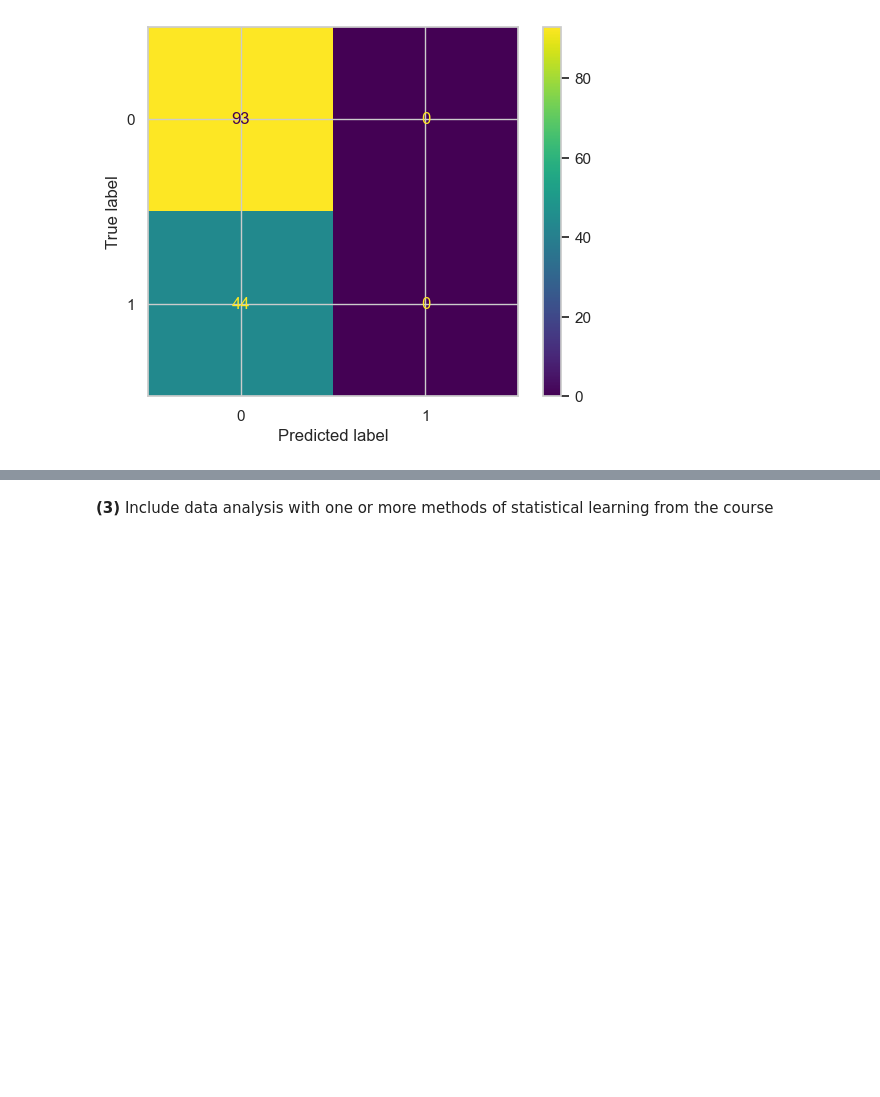
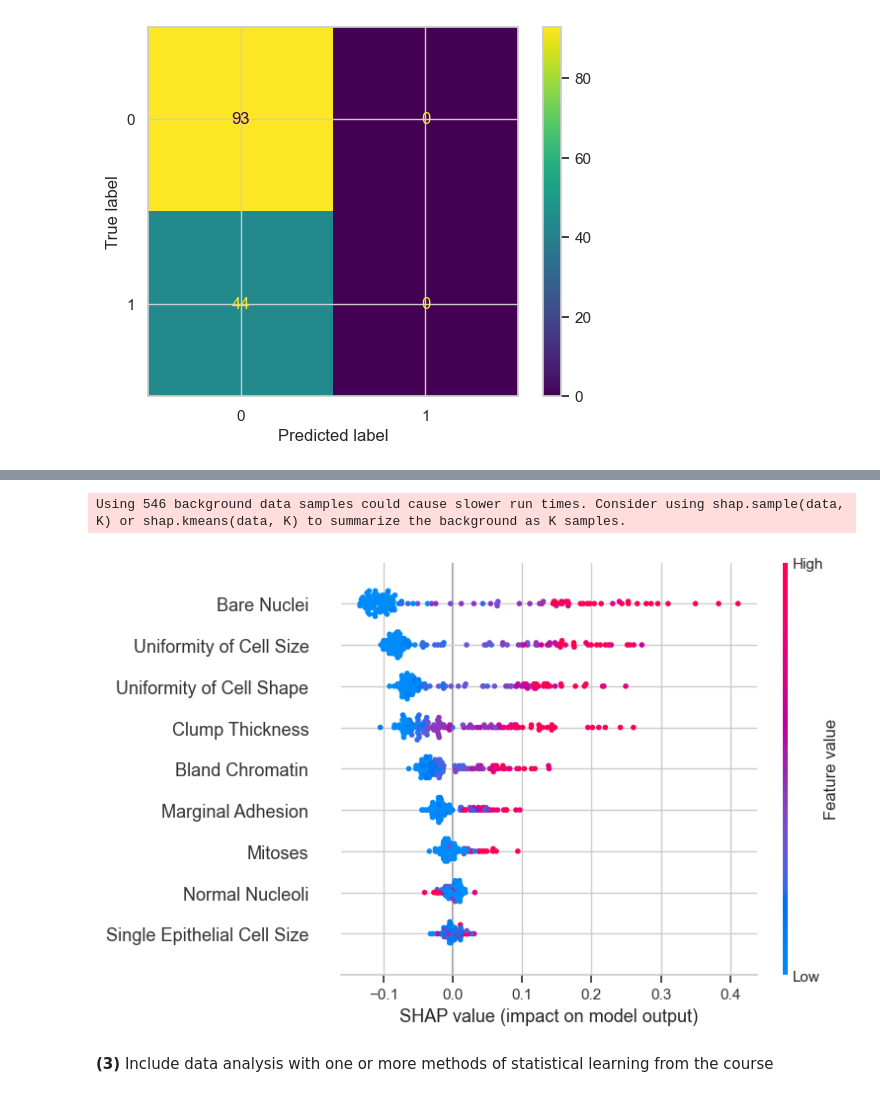
Before and after one commit to 18alle18/Reproducible-Challenge-Project, a Jupyter notebook: Project_Alexander_Love.ipynb, the cells around one changed output, grey strips where cells are left out. Cells and saved outputs as stored; diff of their text form; code cells hidden in the pictures; blank space fills up the shorter version.

```diff
--- a/Project_Alexander_Love.ipynb
+++ b/Project_Alexander_Love.ipynb
@@ -323,14 +402,3 @@ print(classification_report(y_test, y_pred_majority_class))
    macro avg       0.34      0.50      0.40       137
 weighted avg       0.46      0.68      0.55       137
 [figure]
-# %%
-seed = 1245676453
-logreg = sklearn.linear_model.LogisticRegression(random_state=seed)
-logreg.fit(x_train, y_train)
-y_pred = logreg.predict(x_test)
-
-cm = confusion_matrix(y_test, y_pred)
-disp = ConfusionMatrixDisplay(confusion_matrix=cm)
-disp.plot()
-
-print(classification_report(y_test, y_pred))
@@ -374,3 +472,11 @@ print("Test accuracy:", accuracy_score(y_test, y_pred))
+# %%
+# SHAP values for logistic regression
+explainer = shap.KernelExplainer(result.predict, X_sm)
+shap_values = explainer.shap_values(X_test_sm, nsamples=100)
+axis = shap.summary_plot(shap_values[:,1:], x_test, feature_names=independent_variables, sort=True)
+# %% [output]
+Using 546 background data samples could cause slower run times. Consider using shap.sample(data, K) or shap.kmeans(data, K) to summarize the background as K samples.
+[figure, added]
 # %% [markdown]
 __(3)__ Include data analysis with one or more methods of statistical learning from the course
 # %% [markdown]
```
Also changed, not shown: parts of 8 cells of this notebook.
